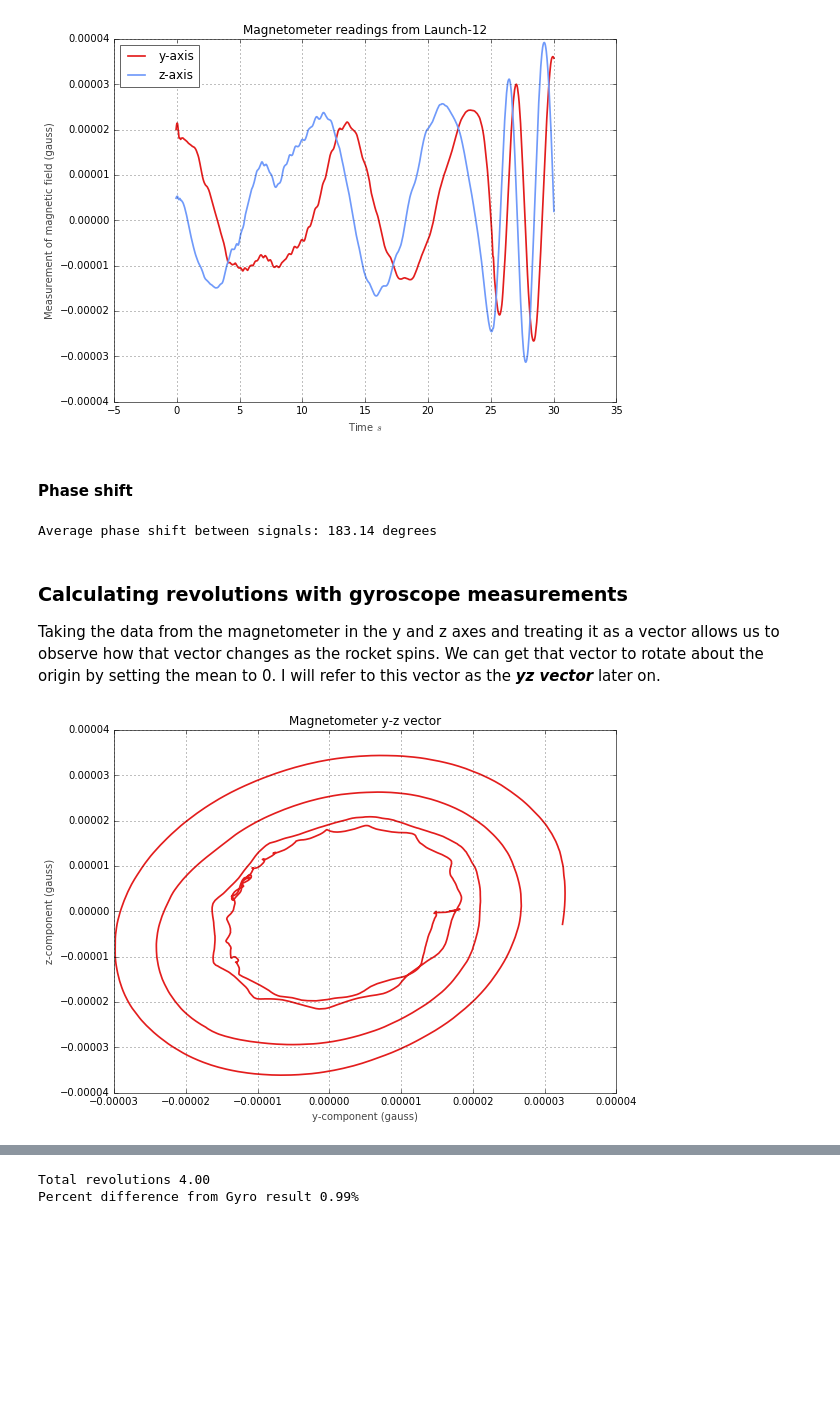
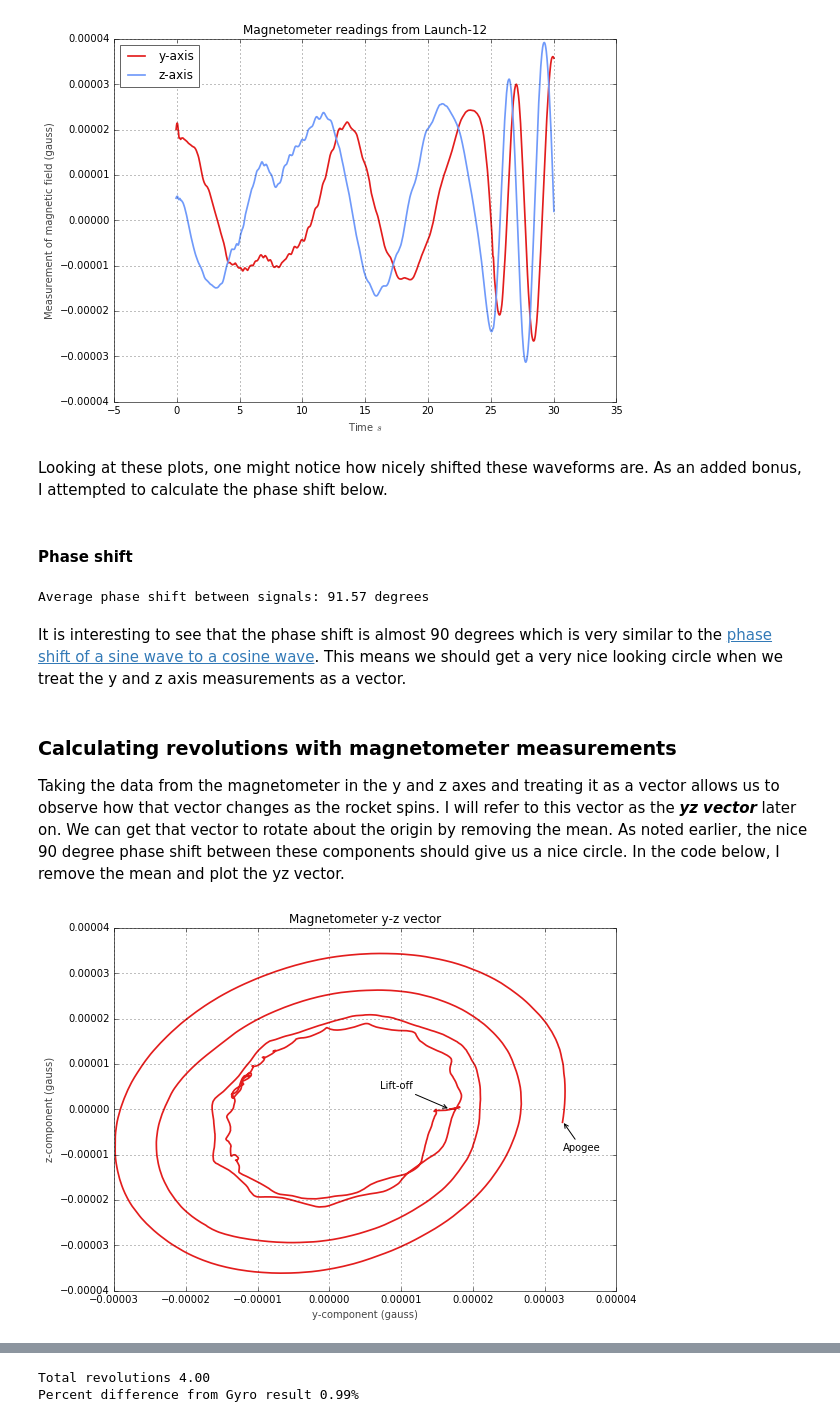
Before and after one commit to psas/Launch-12, a Jupyter notebook: data/notebooks/rollanalysis_part3.ipynb, the cells around one changed output, grey strips where cells are left out. Cells and saved outputs as stored; diff of their text form; code cells hidden in the pictures; blank space fills up the shorter version.

```diff
--- a/data/notebooks/rollanalysis_part3.ipynb
+++ b/data/notebooks/rollanalysis_part3.ipynb
@@ -143,6 +170,8 @@ plt.legend(['y-axis', 'z-axis'], loc='best')
 plt.show()
 # %% [output]
 [figure]
+# %% [markdown]
+Looking at these plots, one might notice how nicely shifted these waveforms are. As an added bonus, I attempted to calculate the phase shift below.
 # %% [markdown]
 #### Phase shift
 # %%
@@ -156,19 +185,36 @@ for i, j in zip(ang_y, ang_z):
     phase_shift.append(numpy.abs(i-j))
 phase_shift = numpy.array(phase_shift)
 
-print 'Average phase shift between signals: %3.2f degrees' % phase_shift.mean()
+print 'Average phase shift between signals: %3.2f degrees' % (phase_shift.mean()/2)
 # %% [output]
-Average phase shift between signals: 183.14 degrees
+Average phase shift between signals: 91.57 degrees
+# %% [markdown]
+It is interesting to see that the phase shift is almost 90 degrees which is very similar to the [phase shift of a sine wave to a cosine wave](https://en.wikipedia.org/wiki/Sine_wave#Occurrences). This means we should get a very nice looking circle when we treat the y and z axis measurements as a vector.
 # %% [markdown]
-### Calculating revolutions with gyroscope measurements
+### Calculating revolutions with magnetometer measurements
 
-Taking the data from the magnetometer in the y and z axes and treating it as a vector allows us to observe how that vector changes as the rocket spins. We can get that vector to rotate about the origin by setting the mean to 0. I will refer to this vector as the ***yz vector*** later on.
+Taking the data from the magnetometer in the y and z axes and treating it as a vector allows us to observe how that vector changes as the rocket spins. I will refer to this vector as the ***yz vector*** later on. We can get that vector to rotate about the origin by removing the mean. As noted earlier, the nice 90 degree phase shift between these components should give us a nice circle. In the code below, I remove the mean and plot the yz vector.
 # %%
 mag_y = mag_y-mag_y.mean()
 mag_z = mag_z-mag_z.mean()
 
+takeoff_mag = (mag_y[0], mag_z[0])
+apogee_mag = (mag_y[apogee_index], mag_z[apogee_index])
+
 setup_graph('Magnetometer y-z vector', 'y-component (gauss)', 'z-component (gauss)', (9,6.5))
 plt.plot(mag_y, mag_z)
+plt.annotate('Lift-off',
+             takeoff_mag,
+             xycoords='data',
+             xytext=(-70,20),
+             textcoords='offset points',
+             arrowprops=dict(arrowstyle="->"))
+plt.annotate('Apogee',
+             apogee_mag,
+             xycoords='data',
+             xytext=(0,-30),
+             textcoords='offset points',
+             arrowprops=dict(arrowstyle="->"))
 plt.show()
 # %% [output]
-[figure, old version]
+[figure, new version]
```
Also changed, not shown: parts of 24 cells of this notebook.
